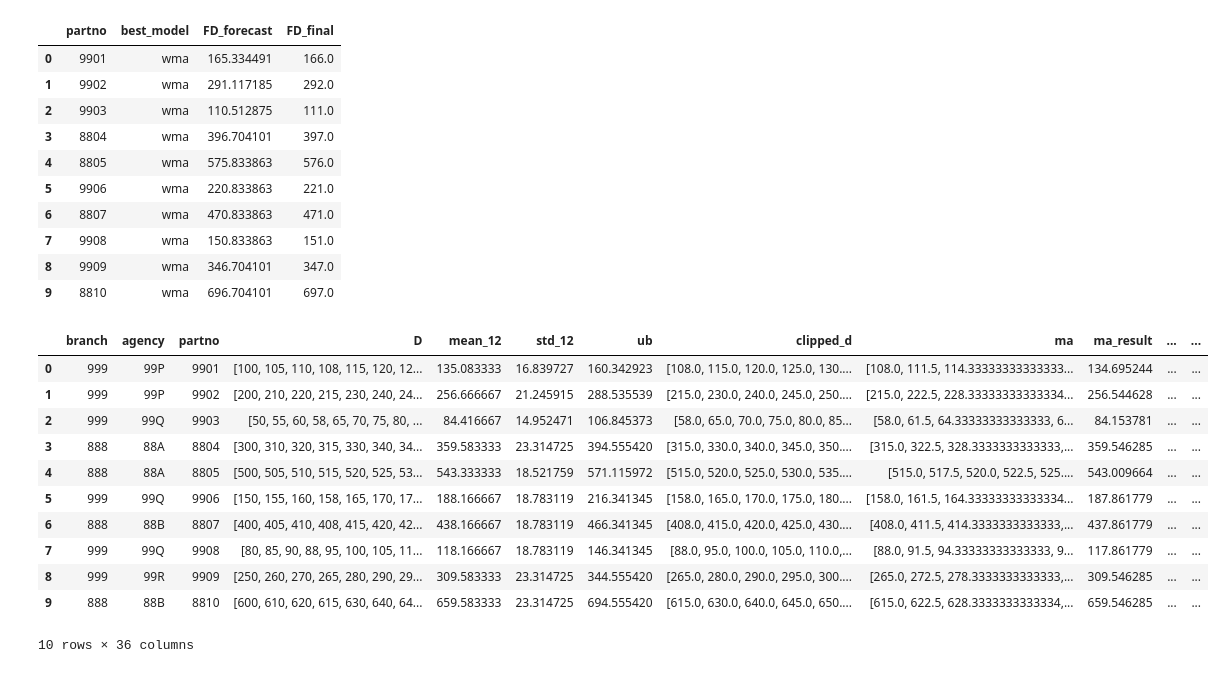
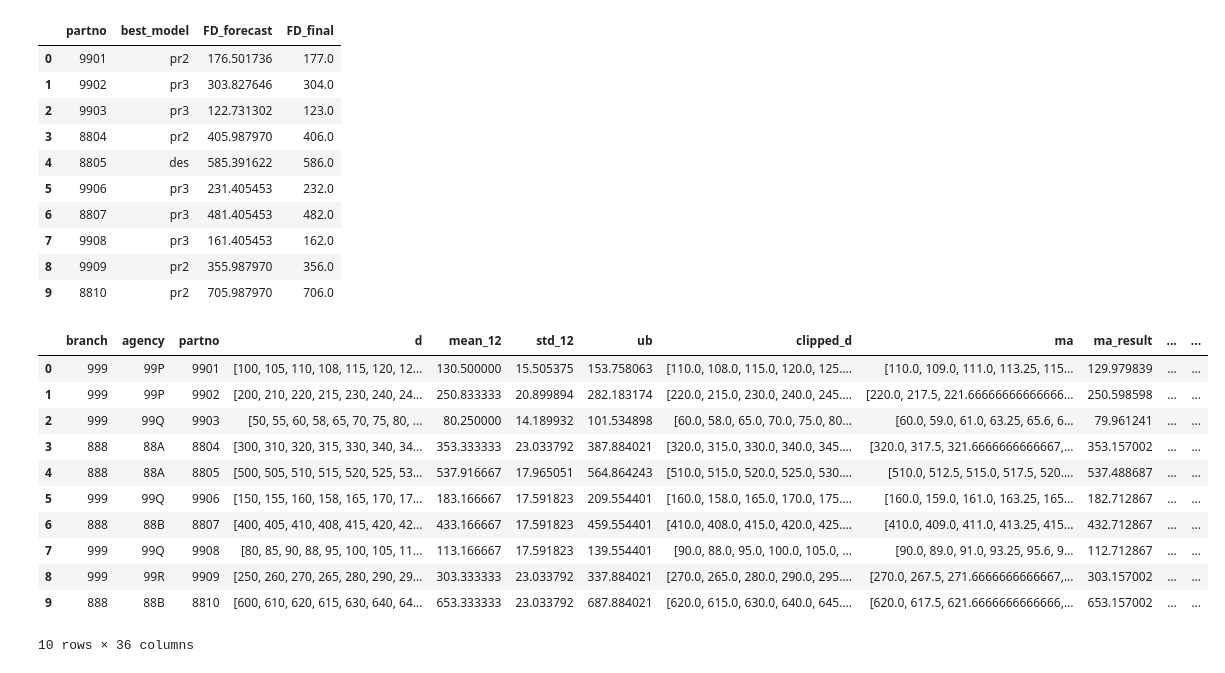
Before and after one commit to doctermath/hnf01b, a Jupyter notebook: brandon.ipynb, the cells around one changed output. Cells and saved outputs as stored; diff of their text form; code cells hidden in the pictures.

Commit message:
ubah wma result

```diff
--- a/brandon.ipynb
+++ b/brandon.ipynb
@@ -45,8 +45,8 @@ alpha_ses = 0.65  # ubah nilai alpha (semakin besar semakin berat ke data terbar
 beta_des = 0.45   # ubah nilai beta (semakin besar semakin cepat beradaptasi, kalo rendah bisa terjadi lag)
 # %%
 # Get mean and standard deviation of 12 periods before the last one
-data['mean_12'] = data['D'].apply(lambda x: np.mean(x[-14:-2]))  # Use 12 periods before the last one
-data['std_12'] = data['D'].apply(lambda x: np.std(x[-14:-2]))    # Use 12 periods before the last one
+data['mean_12'] = data['d'].apply(lambda x: np.mean(x[-14:-2]))  # Use 12 periods before the last one
+data['std_12'] = data['d'].apply(lambda x: np.std(x[-14:-2]))    # Use 12 periods before the last one
 
 # Get upper bound from mean and std
 data['ub'] = data['mean_12'] + 1.5 * data['std_12']
@@ -73,7 +73,7 @@ from sklearn.metrics import mean_absolute_error
 import numpy as np
 import pandas as pd
 
-data['wma_clipped_d'] = data.apply(lambda row: np.clip(row['D'][-15:], 0, row['ub']).tolist(), axis=1)
+data['wma_clipped_d'] = data.apply(lambda row: np.clip(row['d'][-15:], 0, row['ub']).tolist(), axis=1)
 
 def wma_forecast_with_weights(data, weights):
     wma_values = [None] * 3
@@ -111,5 +111,6 @@ data['best_mae'] = best_maes
 
 data['wma'], data['wma_result'] = zip(*data.apply(lambda row: (
     wma_forecast_with_weights(row['wma_clipped_d'], row['best_weights'])[3:][-12:],
-    wma_forecast_with_weights(row['wma_clipped_d'], row['best_weights'])[-12:]
+    wma_forecast_with_weights(row['wma_clipped_d'], row['best_weights'])[-1:]
 ), axis=1))
+print(data)
@@ -234,16 +253,16 @@ data['metric'] = data.apply(lambda x: metric(x), axis=1)
 data['best_model'] = data['metric'].apply(lambda x: x['best_model'])
 data['metrics'] = data['metric'].apply(lambda x: x['metrics'])
 # %%
-data['mean_12_FD'] = data['D'].apply(lambda x: np.mean(x[-12:]))
-data['std_12_FD'] = data['D'].apply(lambda x: np.std(x[-12:]))
+data['mean_12_FD'] = data['d'].apply(lambda x: np.mean(x[-12:]))
+data['std_12_FD'] = data['d'].apply(lambda x: np.std(x[-12:]))
 
 data['ub_FD'] = data['mean_12_FD'] + 1.5 * data['std_12_FD']
 
-data['clipped_d_FD'] = data.apply(lambda row: np.clip(row['D'][-12:], 0, row['ub_FD']).tolist(), axis=1)
+data['clipped_d_FD'] = data.apply(lambda row: np.clip(row['d'][-12:], 0, row['ub_FD']).tolist(), axis=1)
 def apply_best_model_forecast(row):
     best_model = row['best_model']
 
-    data = row['D'][-15:] if best_model == 'wma' else row['D'][-12:]
+    data = row['D'][-15:] if best_model == 'wma' else row['d'][-12:]
 
     ub = row['ub_FD']
     clipped_data = np.clip(data, 0, ub).tolist()
@@ -274,52 +293,52 @@ def apply_best_model_forecast(row):
     elif best_model == 'pr3':
         X = np.arange(len(clipped_data)).reshape(-1, 1)
         y = np.array(clipped_data)
         coef = np.polyfit(X.flatten(), y, 3)
         forecast = (
             coef[0] * (len(clipped_data) ** 3)
             + coef[1] * (len(clipped_data) ** 2)
             + coef[2] * len(clipped_data)
             + coef[3]
         )
     elif best_model == 'ses':
         model = SimpleExpSmoothing(clipped_data).fit(smoothing_level=0.65, optimized=False)
         forecast = model.forecast(1)[0]
     elif best_model == 'des':
         model = Holt(clipped_data).fit(smoothing_level=0.65, smoothing_slope=0.45, optimized=False)
         forecast = model.forecast(1)[0]
     else:
         forecast = np.nan
 
     return forecast
 
 data['FD_forecast'] = data.apply(apply_best_model_forecast, axis=1)
 
 data['FD_final'] = data['FD_forecast'].apply(np.ceil)
 data['FD_final'] = data['FD_final'].apply(lambda x: max(0, np.ceil(x)))
 
 display(data[['partno','best_model', 'FD_forecast', 'FD_final']])
 display(data)
 # %% [output]
 |  | partno | best_model | FD_forecast | FD_final |
-| 0 | 9901 | wma | 165.334491 | 166.0 |
-| 1 | 9902 | wma | 291.117185 | 292.0 |
-| 2 | 9903 | wma | 110.512875 | 111.0 |
-| 3 | 8804 | wma | 396.704101 | 397.0 |
-| 4 | 8805 | wma | 575.833863 | 576.0 |
-| 5 | 9906 | wma | 220.833863 | 221.0 |
-| 6 | 8807 | wma | 470.833863 | 471.0 |
-| 7 | 9908 | wma | 150.833863 | 151.0 |
-| 8 | 9909 | wma | 346.704101 | 347.0 |
-| 9 | 8810 | wma | 696.704101 | 697.0 |
+| 0 | 9901 | pr2 | 176.501736 | 177.0 |
+| 1 | 9902 | pr3 | 303.827646 | 304.0 |
+| 2 | 9903 | pr3 | 122.731302 | 123.0 |
+| 3 | 8804 | pr2 | 405.987970 | 406.0 |
+| 4 | 8805 | des | 585.391622 | 586.0 |
+| 5 | 9906 | pr3 | 231.405453 | 232.0 |
+| 6 | 8807 | pr3 | 481.405453 | 482.0 |
+| 7 | 9908 | pr3 | 161.405453 | 162.0 |
+| 8 | 9909 | pr2 | 355.987970 | 356.0 |
+| 9 | 8810 | pr2 | 705.987970 | 706.0 |
-|  | branch | agency | partno | D | mean_12 | std_12 | ub | clipped_d | ma | ma_result | ... | ... |
-| 0 | 999 | 99P | 9901 | [100, 105, 110, 108, 115, 120, 12... | 135.083333 | 16.839727 | 160.342923 | [108.0, 115.0, 120.0, 125.0, 130.... | [108.0, 111.5, 114.33333333333333... | 134.695244 | ... | ... |
-| 1 | 999 | 99P | 9902 | [200, 210, 220, 215, 230, 240, 24... | 256.666667 | 21.245915 | 288.535539 | [215.0, 230.0, 240.0, 245.0, 250.... | [215.0, 222.5, 228.33333333333334... | 256.544628 | ... | ... |
-| 2 | 999 | 99Q | 9903 | [50, 55, 60, 58, 65, 70, 75, 80, ... | 84.416667 | 14.952471 | 106.845373 | [58.0, 65.0, 70.0, 75.0, 80.0, 85... | [58.0, 61.5, 64.33333333333333, 6... | 84.153781 | ... | ... |
-| 3 | 888 | 88A | 8804 | [300, 310, 320, 315, 330, 340, 34... | 359.583333 | 23.314725 | 394.555420 | [315.0, 330.0, 340.0, 345.0, 350.... | [315.0, 322.5, 328.3333333333333,... | 359.546285 | ... | ... |
-| 4 | 888 | 88A | 8805 | [500, 505, 510, 515, 520, 525, 53... | 543.333333 | 18.521759 | 571.115972 | [515.0, 520.0, 525.0, 530.0, 535.... | [515.0, 517.5, 520.0, 522.5, 525.... | 543.009664 | ... | ... |
-| 5 | 999 | 99Q | 9906 | [150, 155, 160, 158, 165, 170, 17... | 188.166667 | 18.783119 | 216.341345 | [158.0, 165.0, 170.0, 175.0, 180.... | [158.0, 161.5, 164.33333333333334... | 187.861779 | ... | ... |
-| 6 | 888 | 88B | 8807 | [400, 405, 410, 408, 415, 420, 42... | 438.166667 | 18.783119 | 466.341345 | [408.0, 415.0, 420.0, 425.0, 430.... | [408.0, 411.5, 414.3333333333333,... | 437.861779 | ... | ... |
-| 7 | 999 | 99Q | 9908 | [80, 85, 90, 88, 95, 100, 105, 11... | 118.166667 | 18.783119 | 146.341345 | [88.0, 95.0, 100.0, 105.0, 110.0,... | [88.0, 91.5, 94.33333333333333, 9... | 117.861779 | ... | ... |
-| 8 | 999 | 99R | 9909 | [250, 260, 270, 265, 280, 290, 29... | 309.583333 | 23.314725 | 344.555420 | [265.0, 280.0, 290.0, 295.0, 300.... | [265.0, 272.5, 278.3333333333333,... | 309.546285 | ... | ... |
-| 9 | 888 | 88B | 8810 | [600, 610, 620, 615, 630, 640, 64... | 659.583333 | 23.314725 | 694.555420 | [615.0, 630.0, 640.0, 645.0, 650.... | [615.0, 622.5, 628.3333333333334,... | 659.546285 | ... | ... |
+|  | branch | agency | partno | d | mean_12 | std_12 | ub | clipped_d | ma | ma_result | ... | ... |
+| 0 | 999 | 99P | 9901 | [100, 105, 110, 108, 115, 120, 12... | 130.500000 | 15.505375 | 153.758063 | [110.0, 108.0, 115.0, 120.0, 125.... | [110.0, 109.0, 111.0, 113.25, 115... | 129.979839 | ... | ... |
+| 1 | 999 | 99P | 9902 | [200, 210, 220, 215, 230, 240, 24... | 250.833333 | 20.899894 | 282.183174 | [220.0, 215.0, 230.0, 240.0, 245.... | [220.0, 217.5, 221.66666666666666... | 250.598598 | ... | ... |
+| 2 | 999 | 99Q | 9903 | [50, 55, 60, 58, 65, 70, 75, 80, ... | 80.250000 | 14.189932 | 101.534898 | [60.0, 58.0, 65.0, 70.0, 75.0, 80... | [60.0, 59.0, 61.0, 63.25, 65.6, 6... | 79.961241 | ... | ... |
+| 3 | 888 | 88A | 8804 | [300, 310, 320, 315, 330, 340, 34... | 353.333333 | 23.033792 | 387.884021 | [320.0, 315.0, 330.0, 340.0, 345.... | [320.0, 317.5, 321.6666666666667,... | 353.157002 | ... | ... |
+| 4 | 888 | 88A | 8805 | [500, 505, 510, 515, 520, 525, 53... | 537.916667 | 17.965051 | 564.864243 | [510.0, 515.0, 520.0, 525.0, 530.... | [510.0, 512.5, 515.0, 517.5, 520.... | 537.488687 | ... | ... |
+| 5 | 999 | 99Q | 9906 | [150, 155, 160, 158, 165, 170, 17... | 183.166667 | 17.591823 | 209.554401 | [160.0, 158.0, 165.0, 170.0, 175.... | [160.0, 159.0, 161.0, 163.25, 165... | 182.712867 | ... | ... |
+| 6 | 888 | 88B | 8807 | [400, 405, 410, 408, 415, 420, 42... | 433.166667 | 17.591823 | 459.554401 | [410.0, 408.0, 415.0, 420.0, 425.... | [410.0, 409.0, 411.0, 413.25, 415... | 432.712867 | ... | ... |
+| 7 | 999 | 99Q | 9908 | [80, 85, 90, 88, 95, 100, 105, 11... | 113.166667 | 17.591823 | 139.554401 | [90.0, 88.0, 95.0, 100.0, 105.0, ... | [90.0, 89.0, 91.0, 93.25, 95.6, 9... | 112.712867 | ... | ... |
+| 8 | 999 | 99R | 9909 | [250, 260, 270, 265, 280, 290, 29... | 303.333333 | 23.033792 | 337.884021 | [270.0, 265.0, 280.0, 290.0, 295.... | [270.0, 267.5, 271.6666666666667,... | 303.157002 | ... | ... |
+| 9 | 888 | 88B | 8810 | [600, 610, 620, 615, 630, 640, 64... | 653.333333 | 23.033792 | 687.884021 | [620.0, 615.0, 630.0, 640.0, 645.... | [620.0, 617.5, 621.6666666666666,... | 653.157002 | ... | ... |
 10 rows × 36 columns
```
Also changed, not shown: parts of 1 cell of this notebook.
